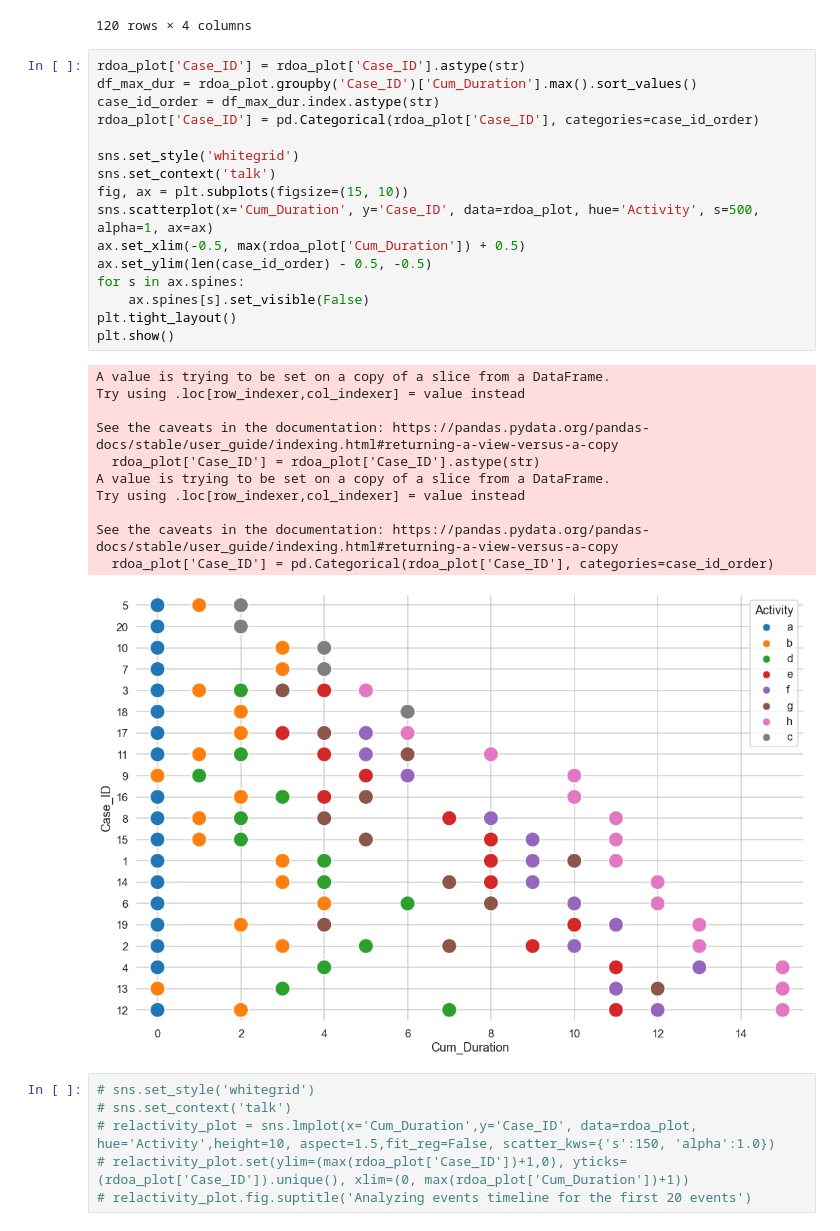
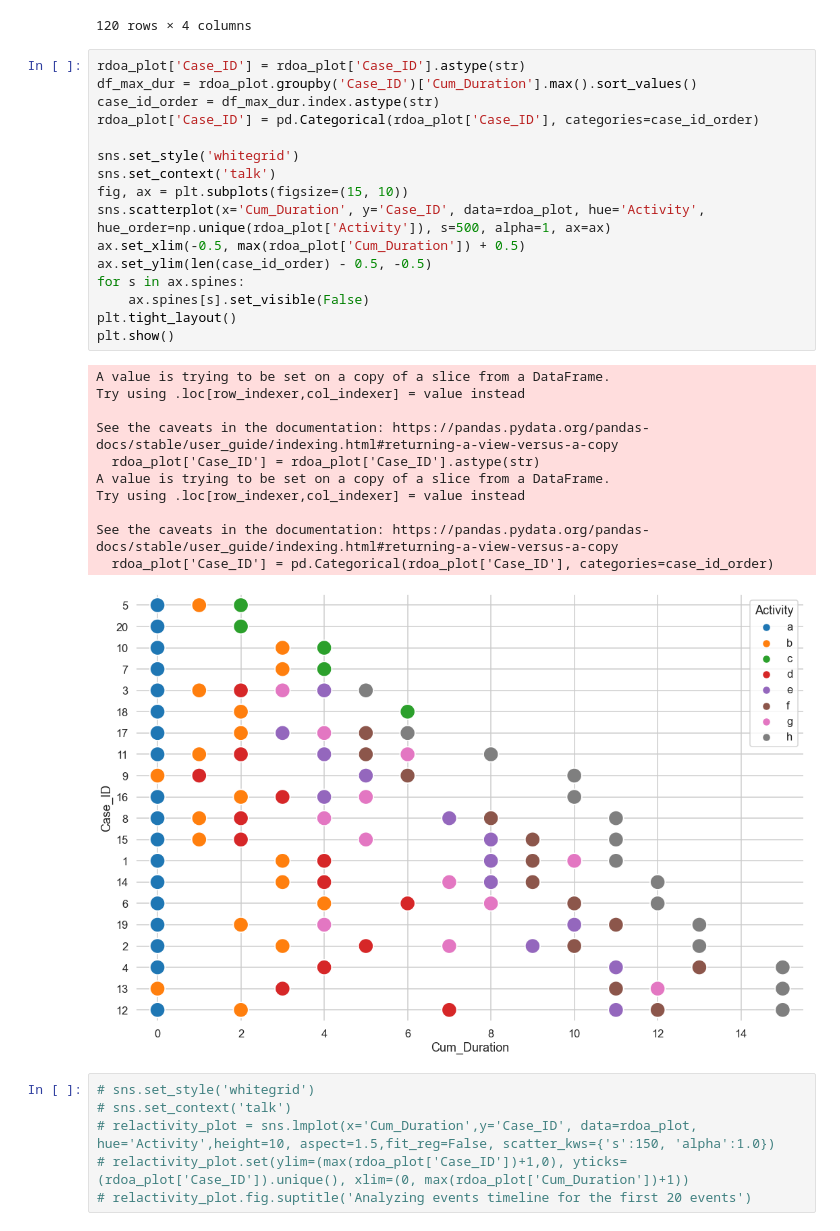
Before and after one commit to nkwachiabel/Process-Mining-A-Primer, a Jupyter notebook: Process Mining 3.ipynb, the cells around one changed output. Cells and saved outputs as stored; diff of their text form.

```diff
--- a/Process Mining 3.ipynb
+++ b/Process Mining 3.ipynb
@@ -496,31 +497,31 @@ rdoa_plot
 # %%
 rdoa_plot['Case_ID'] = rdoa_plot['Case_ID'].astype(str)
 df_max_dur = rdoa_plot.groupby('Case_ID')['Cum_Duration'].max().sort_values()
 case_id_order = df_max_dur.index.astype(str)
 rdoa_plot['Case_ID'] = pd.Categorical(rdoa_plot['Case_ID'], categories=case_id_order)
 
 sns.set_style('whitegrid')
 sns.set_context('talk')
 fig, ax = plt.subplots(figsize=(15, 10))
-sns.scatterplot(x='Cum_Duration', y='Case_ID', data=rdoa_plot, hue='Activity', s=500, alpha=1, ax=ax)
+sns.scatterplot(x='Cum_Duration', y='Case_ID', data=rdoa_plot, hue='Activity', hue_order=np.unique(rdoa_plot['Activity']), s=500, alpha=1, ax=ax)
 ax.set_xlim(-0.5, max(rdoa_plot['Cum_Duration']) + 0.5)
 ax.set_ylim(len(case_id_order) - 0.5, -0.5)
 for s in ax.spines:
     ax.spines[s].set_visible(False)
 plt.tight_layout()
 plt.show()
 # %% [output]
 A value is trying to be set on a copy of a slice from a DataFrame.
 Try using .loc[row_indexer,col_indexer] = value instead
 
 See the caveats in the documentation: https://pandas.pydata.org/pandas-docs/stable/user_guide/indexing.html#returning-a-view-versus-a-copy
   rdoa_plot['Case_ID'] = rdoa_plot['Case_ID'].astype(str)
 A value is trying to be set on a copy of a slice from a DataFrame.
 Try using .loc[row_indexer,col_indexer] = value instead
 
 See the caveats in the documentation: https://pandas.pydata.org/pandas-docs/stable/user_guide/indexing.html#returning-a-view-versus-a-copy
   rdoa_plot['Case_ID'] = pd.Categorical(rdoa_plot['Case_ID'], categories=case_id_order)
-[figure, old version]
+[figure, new version]
 # %%
 # sns.set_style('whitegrid')
 # sns.set_context('talk')
```
Also changed, not shown: parts of 3 cells of this notebook.
